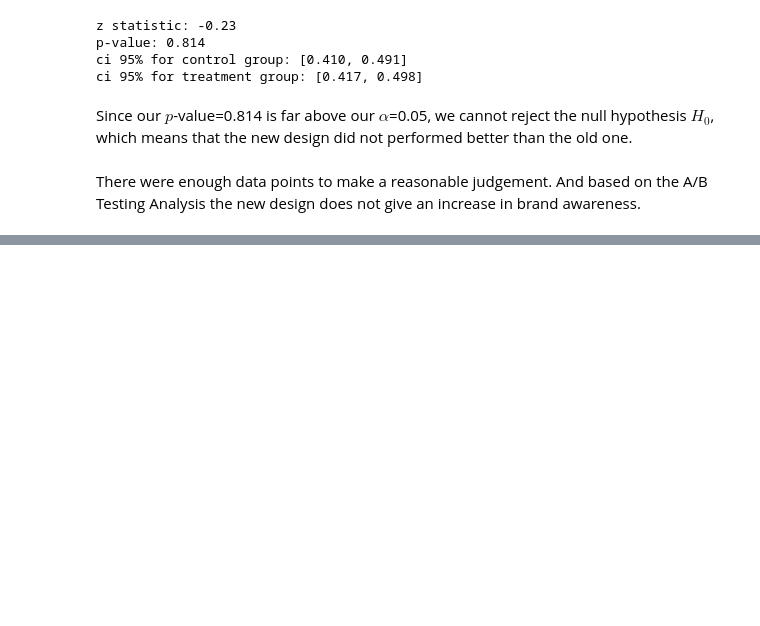
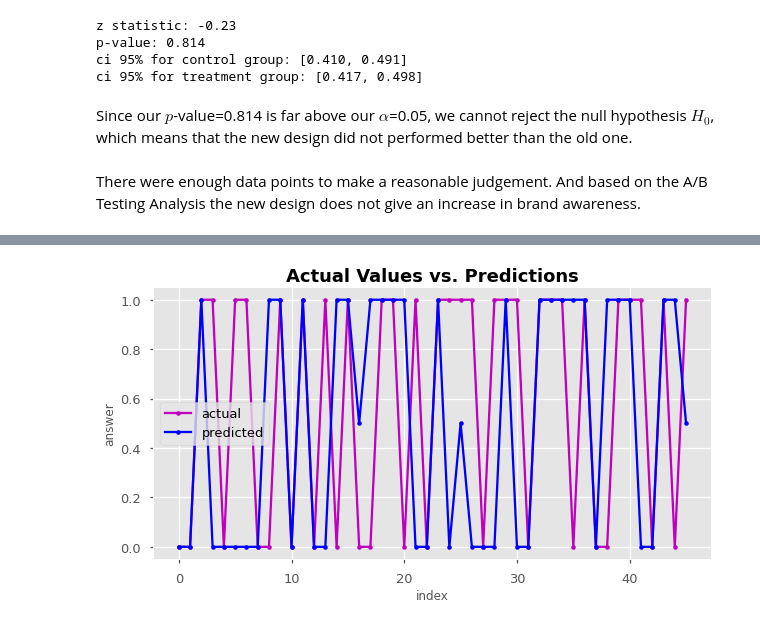
Before and after one commit to KutashiMA/abtest-mlops, a Jupyter notebook: A_B_Testing_Notebok.ipynb, the cells around one changed output, grey strips where cells are left out. Cells and saved outputs as stored; diff of their text form; code cells hidden in the pictures; blank space fills up the shorter version.

```diff
--- a/A_B_Testing_Notebok.ipynb
+++ b/A_B_Testing_Notebok.ipynb
@@ -326,0 +478,8 @@ There were enough data points to make a reasonable judgement. And based on the A
+# %%
+# importing model
+from sklearn.tree import DecisionTreeRegressor
+dtr = DecisionTreeRegressor()
+# %%
+# fitting on data
+dtr.fit(X_train,y_train)
+y_pred_dtr = dtr.predict(X_valid)
@@ -326,0 +497,17 @@ There were enough data points to make a reasonable judgement. And based on the A
+# %%
+# plot of actual values vs prediction
+plt.figure(figsize=(10,5))
+
+plt.title('Actual Values vs. Predictions', fontdict={'fontweight':'bold', 'fontsize': 18})
+plt.plot(range(46), y_valid,'m.-', label = 'actual')
+plt.plot(range(46), y_pred_dtr,'b.-', label = 'predicted')
+
+plt.xlabel('index')
+
+plt.ylabel('answer')
+
+
+plt.legend()
+plt.show()
+# %% [output]
+[figure, added]
```
Also changed, not shown: parts of 31 cells of this notebook.
